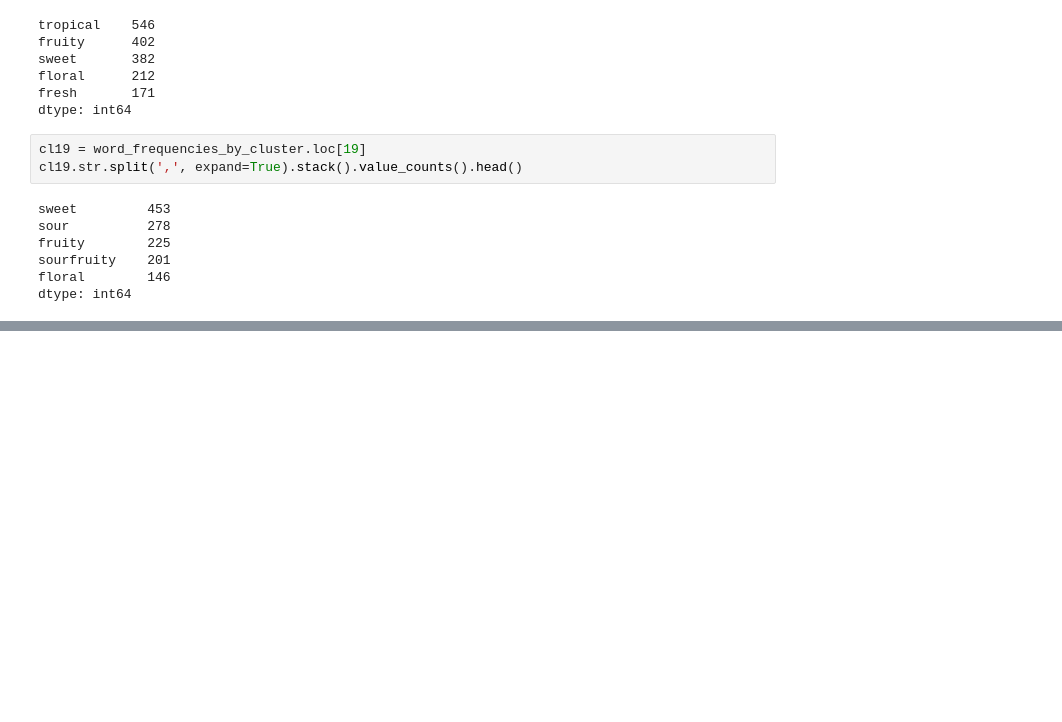
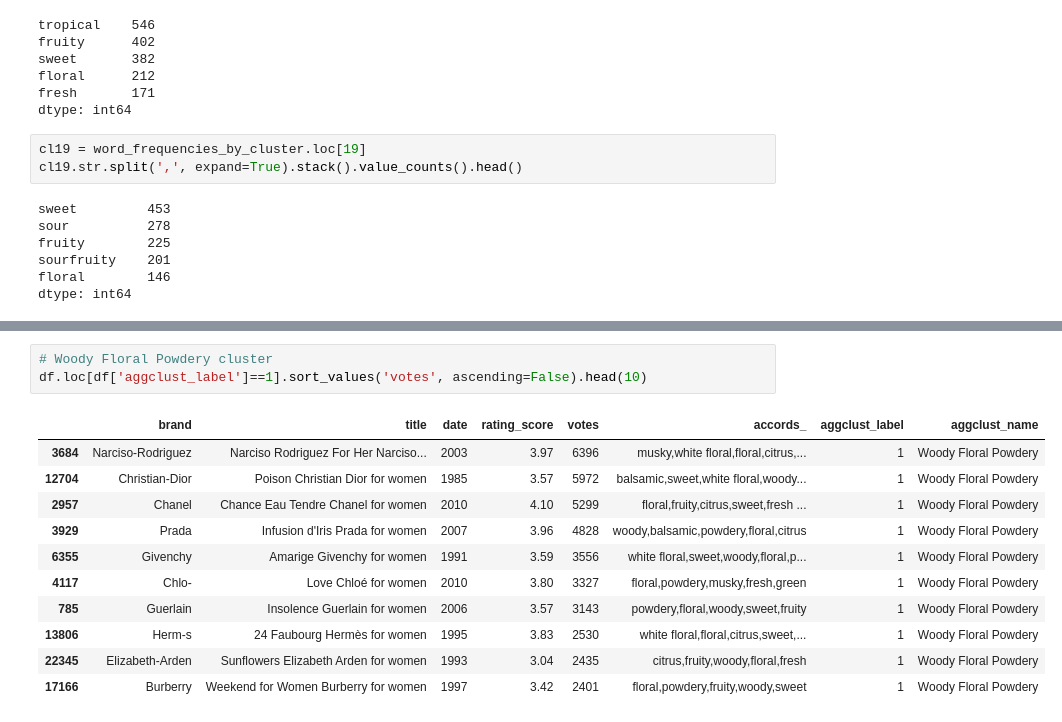
Before and after one commit to katarzynajanicka/agglomerative-fragrance-clustering, a Jupyter notebook: hierarchical-clustering.ipynb, the cells around one changed output, grey strips where cells are left out. Saved outputs shown, nothing was run; the diff lists cells and outputs as text; blank space fills up the shorter version.

```diff
--- a/hierarchical-clustering.ipynb
+++ b/hierarchical-clustering.ipynb
@@ -522,0 +530,15 @@ df.sort_values('votes', ascending=False).head(20)
+# %%
+# Woody Floral Powdery cluster
+df.loc[df['aggclust_label']==1].sort_values('votes', ascending=False).head(10)
+# %% [output]
+|  | brand | title | date | rating_score | votes | accords_ | aggclust_label | aggclust_name |
+| 3684 | Narciso-Rodriguez | Narciso Rodriguez For Her Narciso... | 2003 | 3.97 | 6396 | musky,white floral,floral,citrus,... | 1 | Woody Floral Powdery |
+| 12704 | Christian-Dior | Poison Christian Dior for women | 1985 | 3.57 | 5972 | balsamic,sweet,white floral,woody... | 1 | Woody Floral Powdery |
+| 2957 | Chanel | Chance Eau Tendre Chanel for women | 2010 | 4.10 | 5299 | floral,fruity,citrus,sweet,fresh ... | 1 | Woody Floral Powdery |
+| 3929 | Prada | Infusion d'Iris Prada for women | 2007 | 3.96 | 4828 | woody,balsamic,powdery,floral,citrus | 1 | Woody Floral Powdery |
+| 6355 | Givenchy | Amarige Givenchy for women | 1991 | 3.59 | 3556 | white floral,sweet,woody,floral,p... | 1 | Woody Floral Powdery |
+| 4117 | Chlo- | Love Chloé for women | 2010 | 3.80 | 3327 | floral,powdery,musky,fresh,green | 1 | Woody Floral Powdery |
+| 785 | Guerlain | Insolence Guerlain for women | 2006 | 3.57 | 3143 | powdery,floral,woody,sweet,fruity | 1 | Woody Floral Powdery |
+| 13806 | Herm-s | 24 Faubourg Hermès for women | 1995 | 3.83 | 2530 | white floral,floral,citrus,sweet,... | 1 | Woody Floral Powdery |
+| 22345 | Elizabeth-Arden | Sunflowers Elizabeth Arden for women | 1993 | 3.04 | 2435 | citrus,fruity,woody,floral,fresh | 1 | Woody Floral Powdery |
+| 17166 | Burberry | Weekend for Women Burberry for women | 1997 | 3.42 | 2401 | floral,powdery,fruity,woody,sweet | 1 | Woody Floral Powdery |
```
Also changed, not shown: parts of 49 cells of this notebook, 1 other file.
